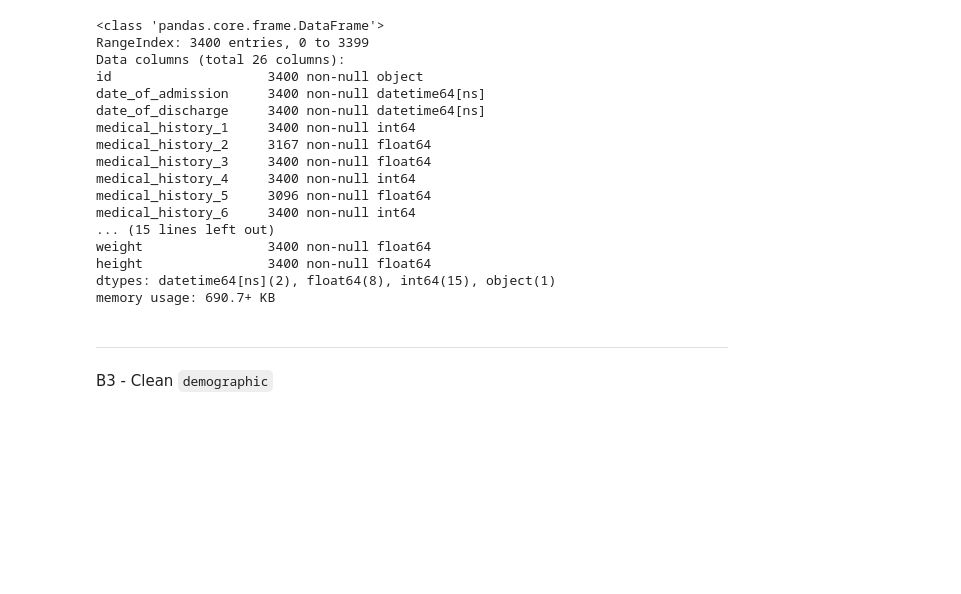
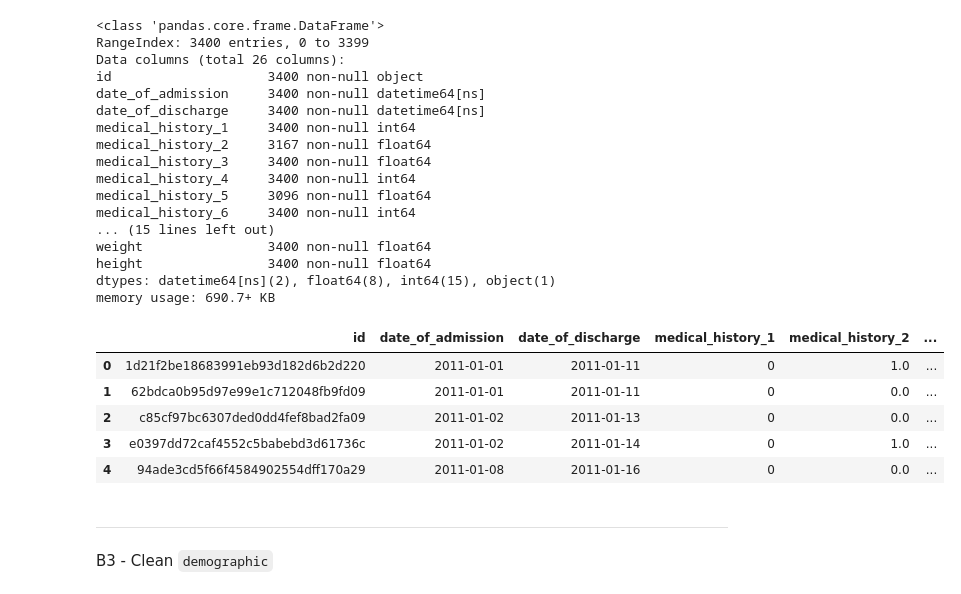
Before and after one commit to hafsalaeeque/cost-in-healthcare-DS-proj, a Jupyter notebook: Analysis for healthcare.ipynb, the cells around one changed output. Saved outputs shown, nothing was run; the diff lists cells and outputs as text; code cells hidden in the pictures; blank space fills up the shorter version.

```diff
--- a/Analysis for healthcare.ipynb
+++ b/Analysis for healthcare.ipynb
@@ -291,6 +291,15 @@ weight                3400 non-null float64
 height                3400 non-null float64
 dtypes: datetime64[ns](2), float64(8), int64(15), object(1)
 memory usage: 690.7+ KB
+# %%
+data.head()
+# %% [output]
+|  | id | date_of_admission | date_of_discharge | medical_history_1 | medical_history_2 | ... |
+| 0 | 1d21f2be18683991eb93d182d6b2d220 | 2011-01-01 | 2011-01-11 | 0 | 1.0 | ... |
+| 1 | 62bdca0b95d97e99e1c712048fb9fd09 | 2011-01-01 | 2011-01-11 | 0 | 0.0 | ... |
+| 2 | c85cf97bc6307ded0dd4fef8bad2fa09 | 2011-01-02 | 2011-01-13 | 0 | 0.0 | ... |
+| 3 | e0397dd72caf4552c5babebd3d61736c | 2011-01-02 | 2011-01-14 | 0 | 1.0 | ... |
+| 4 | 94ade3cd5f66f4584902554dff170a29 | 2011-01-08 | 2011-01-16 | 0 | 0.0 | ... |
 # %% [markdown]
 
 ---
```
Also changed, not shown: parts of 5 cells of this notebook, 3 other files.
